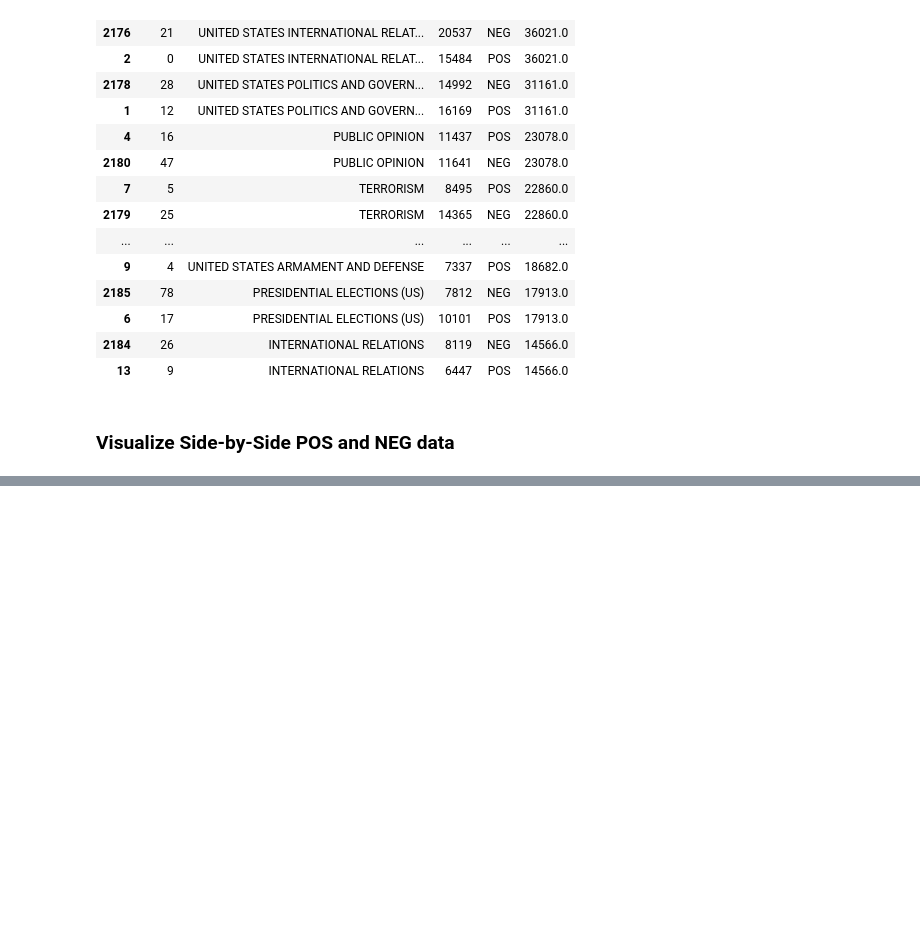
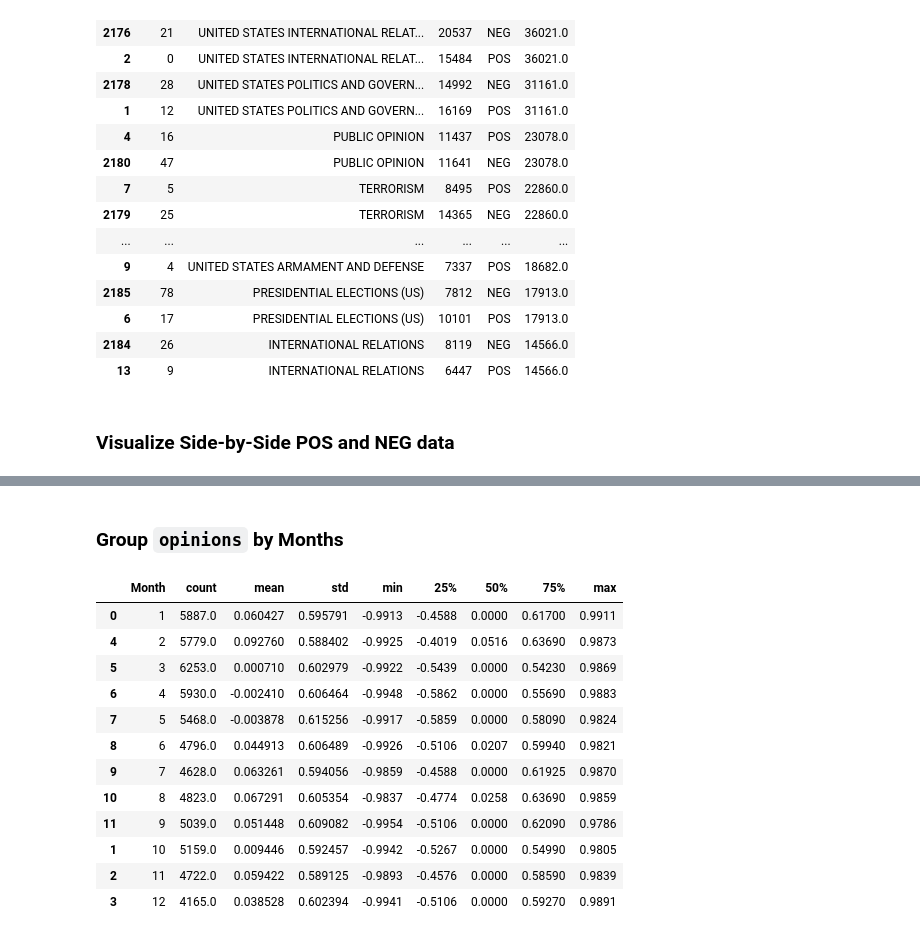
Before and after one commit to Data-Science-for-Linguists/NYT_Figures_Sentiment_Analysis, a Jupyter notebook: jupyter_notebooks/processing_and_analysis.ipynb, the cells around one changed output, grey strips where cells are left out. Saved outputs shown, nothing was run; the diff lists cells and outputs as text; code cells hidden in the pictures; blank space fills up the shorter version.

```diff
--- a/jupyter_notebooks/processing_and_analysis.ipynb
+++ b/jupyter_notebooks/processing_and_analysis.ipynb
@@ -377,0 +385,20 @@ plt.show()
+# %% [markdown]
+### Group `opinions` by Months
+# %%
+months = opinions["COM"].groupby(opinions["Month"]).describe().reset_index()
+months['Month'] = months['Month'].apply(pd.to_numeric, errors='coerce')
+months.sort_values(by='Month', ascending=True)
+# %% [output]
+|  | Month | count | mean | std | min | 25% | 50% | 75% | max |
+| 0 | 1 | 5887.0 | 0.060427 | 0.595791 | -0.9913 | -0.4588 | 0.0000 | 0.61700 | 0.9911 |
+| 4 | 2 | 5779.0 | 0.092760 | 0.588402 | -0.9925 | -0.4019 | 0.0516 | 0.63690 | 0.9873 |
+| 5 | 3 | 6253.0 | 0.000710 | 0.602979 | -0.9922 | -0.5439 | 0.0000 | 0.54230 | 0.9869 |
+| 6 | 4 | 5930.0 | -0.002410 | 0.606464 | -0.9948 | -0.5862 | 0.0000 | 0.55690 | 0.9883 |
+| 7 | 5 | 5468.0 | -0.003878 | 0.615256 | -0.9917 | -0.5859 | 0.0000 | 0.58090 | 0.9824 |
+| 8 | 6 | 4796.0 | 0.044913 | 0.606489 | -0.9926 | -0.5106 | 0.0207 | 0.59940 | 0.9821 |
+| 9 | 7 | 4628.0 | 0.063261 | 0.594056 | -0.9859 | -0.4588 | 0.0000 | 0.61925 | 0.9870 |
+| 10 | 8 | 4823.0 | 0.067291 | 0.605354 | -0.9837 | -0.4774 | 0.0258 | 0.63690 | 0.9859 |
+| 11 | 9 | 5039.0 | 0.051448 | 0.609082 | -0.9954 | -0.5106 | 0.0000 | 0.62090 | 0.9786 |
+| 1 | 10 | 5159.0 | 0.009446 | 0.592457 | -0.9942 | -0.5267 | 0.0000 | 0.54990 | 0.9805 |
+| 2 | 11 | 4722.0 | 0.059422 | 0.589125 | -0.9893 | -0.4576 | 0.0000 | 0.58590 | 0.9839 |
+| 3 | 12 | 4165.0 | 0.038528 | 0.602394 | -0.9941 | -0.5106 | 0.0000 | 0.59270 | 0.9891 |
```
Also changed, not shown: parts of 11 cells of this notebook.
